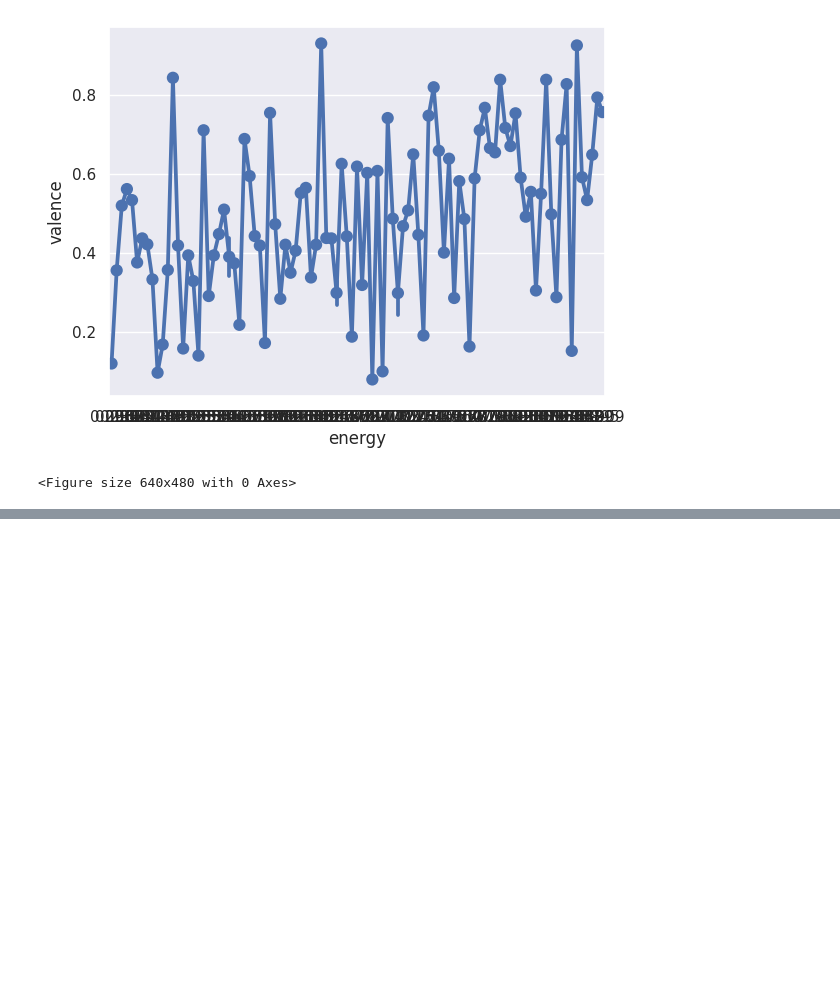
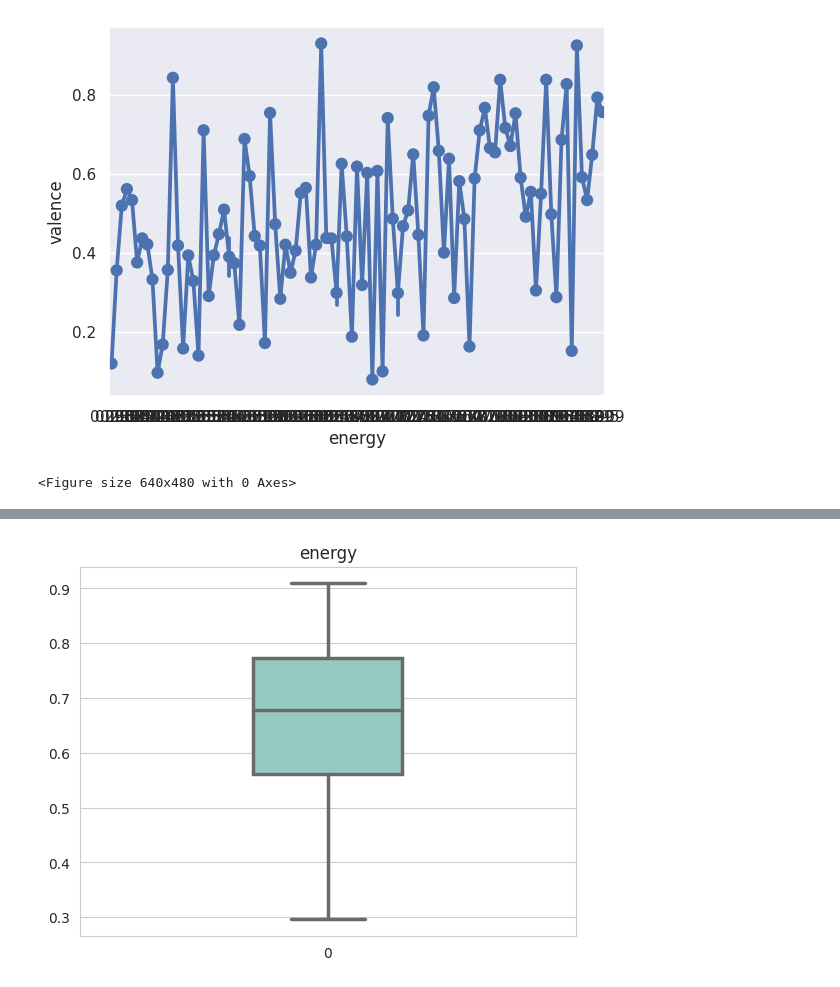
Before and after one commit to Barrero1/Proyecto-Flask, a Jupyter notebook: prubas.ipynb, the cells around one changed output, grey strips where cells are left out. Cells and saved outputs as stored; diff of their text form; code cells hidden in the pictures; blank space fills up the shorter version.

```diff
--- a/prubas.ipynb
+++ b/prubas.ipynb
@@ -292,0 +298,5 @@ https://gist.github.com/mwaskom/de44147ed2974457ad6372750bbe5751
+# %%
+columna = 'energy'
+fig = sns.boxplot(datos[columna],color='lightgreen',palette="Set3", linewidth=2.5,width=0.3).set(title=columna)
+# %% [output]
+[figure, added]
```
Also changed, not shown: parts of 19 cells of this notebook, 15 other files.
